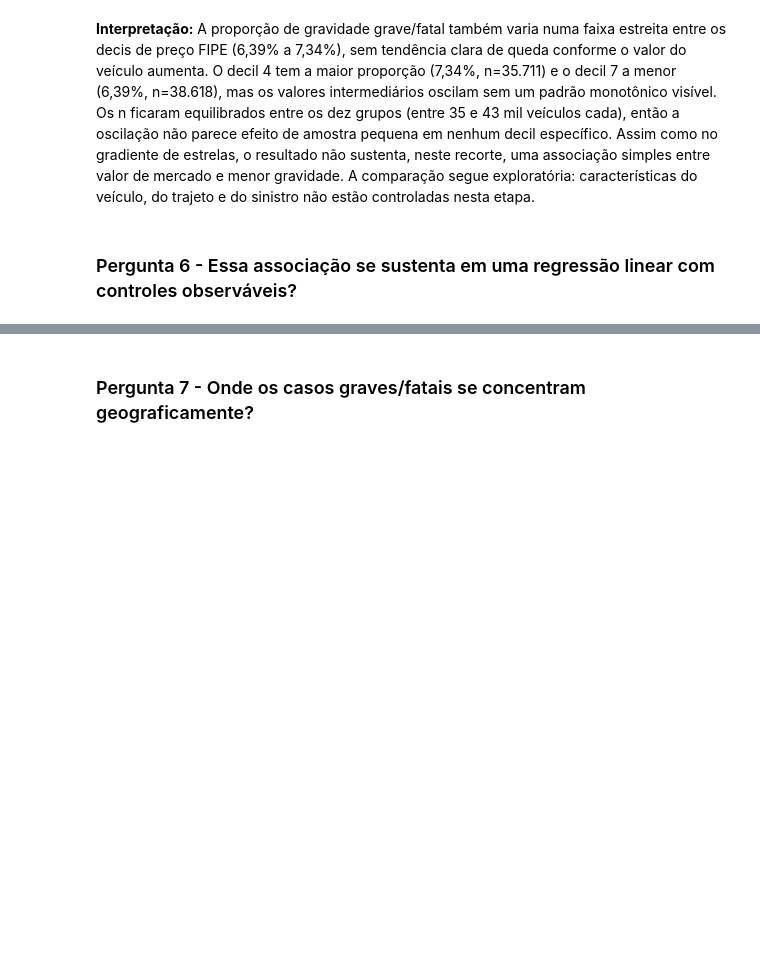
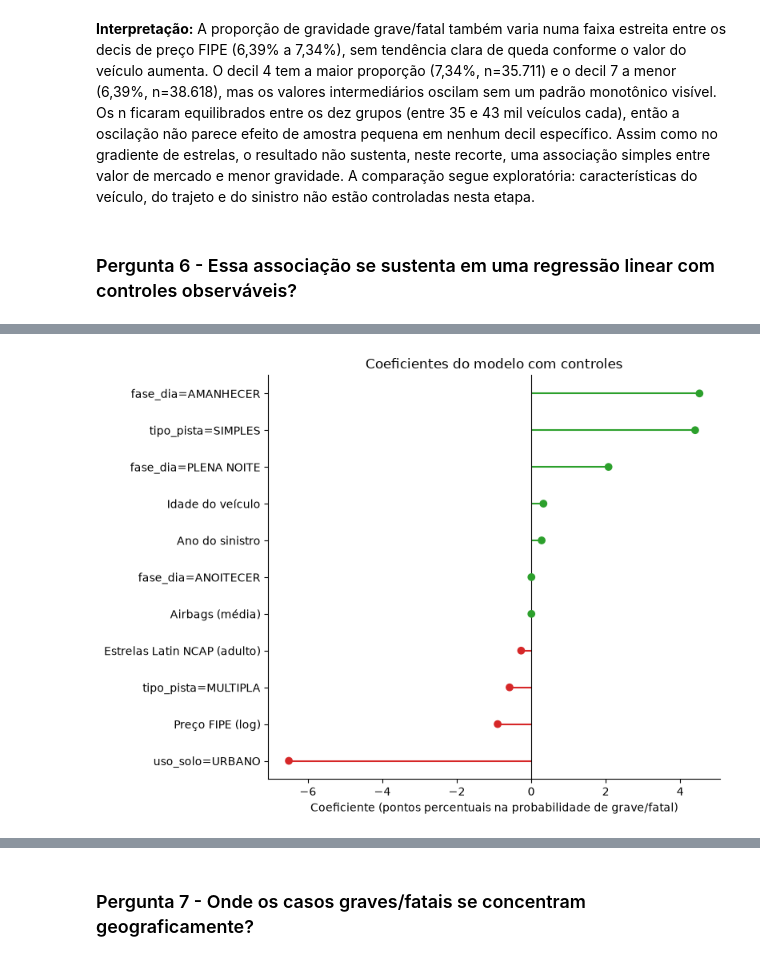
Before and after one commit to ju-caju/analise-seguranca-veicular-prf, a Jupyter notebook: notebooks/relatorio-final.ipynb, the cells around one changed output, grey strips where cells are left out. Cells and saved outputs as stored; diff of their text form; code cells hidden in the pictures; blank space fills up the shorter version.

```diff
--- a/notebooks/relatorio-final.ipynb
+++ b/notebooks/relatorio-final.ipynb
@@ -821,0 +869,10 @@ controladas nesta etapa.
+# %%
+VALORES_INVALIDOS_CATEGORICOS = ["(NULL)", "NULL", "NAN", "NONE", ""]
+
+for coluna in COLUNAS_CATEGORICAS_MODELO:
+    modelo_base[coluna] = modelo_base[coluna].replace(VALORES_INVALIDOS_CATEGORICOS, np.nan)
+
+modelo_base = modelo_base.dropna(subset=colunas_necessarias_modelo)
+modelo_base[COLUNA_ALVO_MODELO] = modelo_base[COLUNA_ALVO_MODELO].astype(int)
+
+print("Veículos no modelo:", len(modelo_base), "de", len(veiculos), "na base veiculos original")
@@ -821,0 +944,27 @@ controladas nesta etapa.
+# %%
+NOMES_AMIGAVEIS = {
+    "latin_ncap_estrelas_adulto_media": "Estrelas Latin NCAP (adulto)",
+    "latin_ncap_airbags_media": "Airbags (média)",
+    "log_fipe_valor_mediano": "Preço FIPE (log)",
+    "idade_veiculo": "Idade do veículo",
+    "ano_base": "Ano do sinistro",
+}
+
+coeficientes_grafico = (
+    resultado_modelo[resultado_modelo["variavel"] != "intercepto"]
+    .assign(rotulo=lambda d: d["variavel"].map(lambda v: NOMES_AMIGAVEIS.get(v, v)))
+    .sort_values("coeficiente_pp")
+)
+cores_coeficientes = ["#2ca02c" if valor >= 0 else "#d62728" for valor in coeficientes_grafico["coeficiente_pp"]]
+
+plt.figure(figsize=(8, 6))
+plt.hlines(y=coeficientes_grafico["rotulo"], xmin=0, xmax=coeficientes_grafico["coeficiente_pp"], color=cores_coeficientes)
+plt.scatter(coeficientes_grafico["coeficiente_pp"], coeficientes_grafico["rotulo"], color=cores_coeficientes, zorder=3)
+plt.axvline(0, color="black", linewidth=0.8)
+plt.xlabel("Coeficiente (pontos percentuais na probabilidade de grave/fatal)")
+plt.title("Coeficientes do modelo com controles")
+sns.despine()
+plt.tight_layout()
+plt.show()
+# %% [output]
+[figure, added]
```
Also changed, not shown: parts of 20 cells of this notebook.
